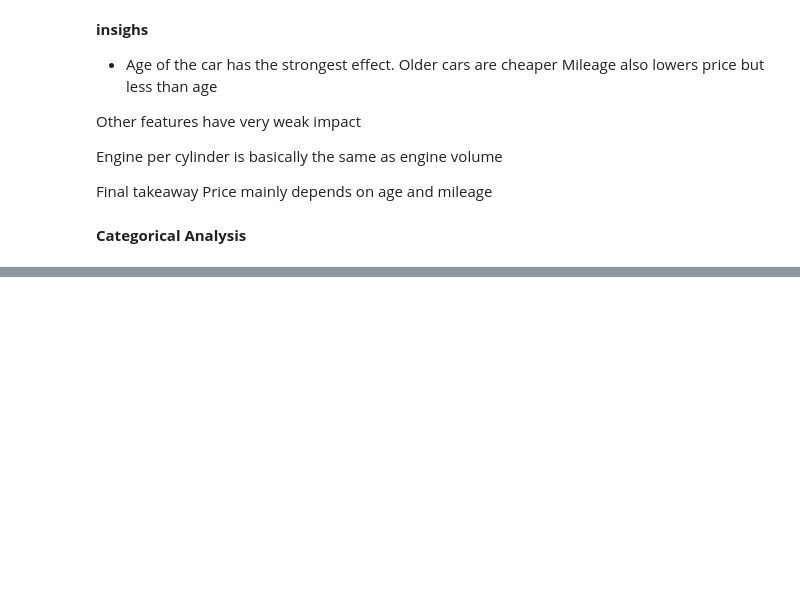
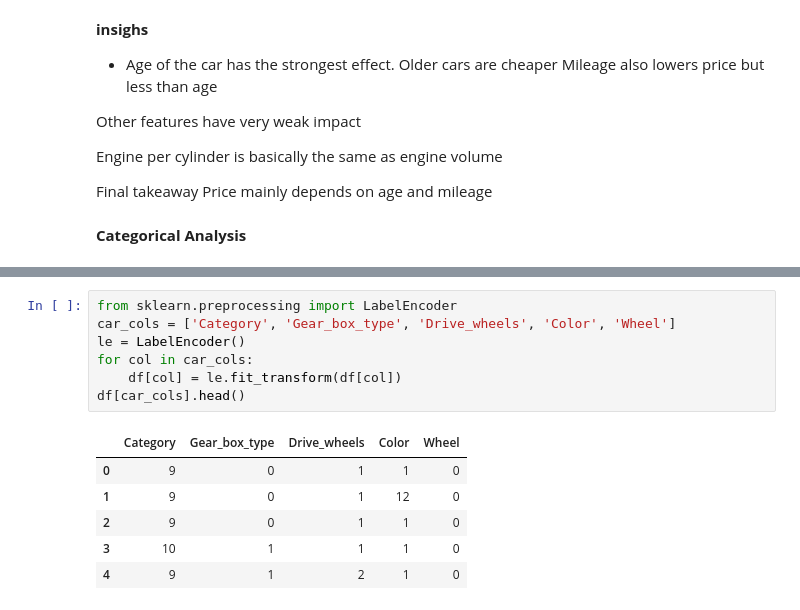
Before and after one commit to Amany-Ibrahim-1510/-car_price_prediction-, a Jupyter notebook: notebooks/eda.ipynb, the cells around one changed output, grey strips where cells are left out. Saved outputs shown, nothing was run; the diff lists cells and outputs as text; blank space fills up the shorter version.

```diff
--- a/notebooks/eda.ipynb
+++ b/notebooks/eda.ipynb
@@ -843,0 +923,14 @@ Unique value counts: 4038
+# %%
+from sklearn.preprocessing import LabelEncoder
+car_cols = ['Category', 'Gear_box_type', 'Drive_wheels', 'Color', 'Wheel']
+le = LabelEncoder()
+for col in car_cols:
+    df[col] = le.fit_transform(df[col])
+df[car_cols].head()
+# %% [output]
+|  | Category | Gear_box_type | Drive_wheels | Color | Wheel |
+| 0 | 9 | 0 | 1 | 1 | 0 |
+| 1 | 9 | 0 | 1 | 12 | 0 |
+| 2 | 9 | 0 | 1 | 1 | 0 |
+| 3 | 10 | 1 | 1 | 1 | 0 |
+| 4 | 9 | 1 | 2 | 1 | 0 |
```
Also changed, not shown: parts of 16 cells of this notebook.
